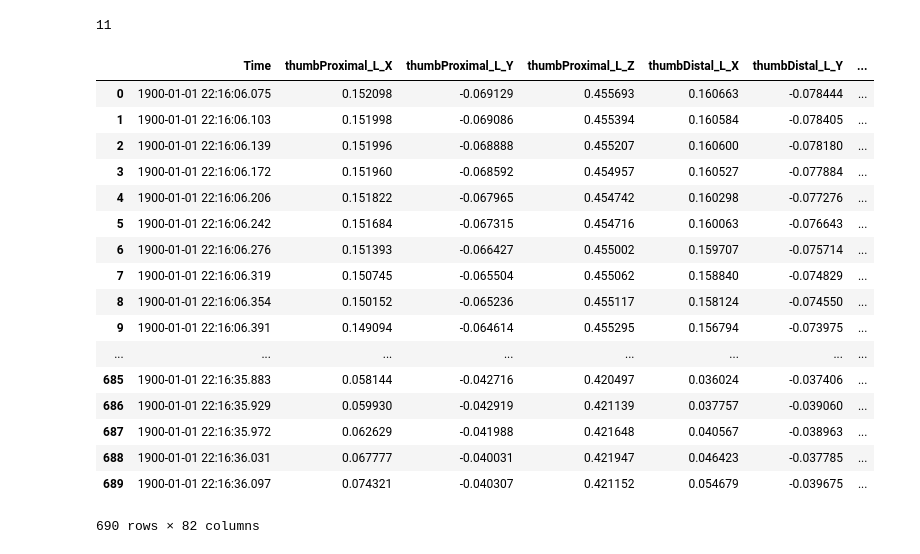
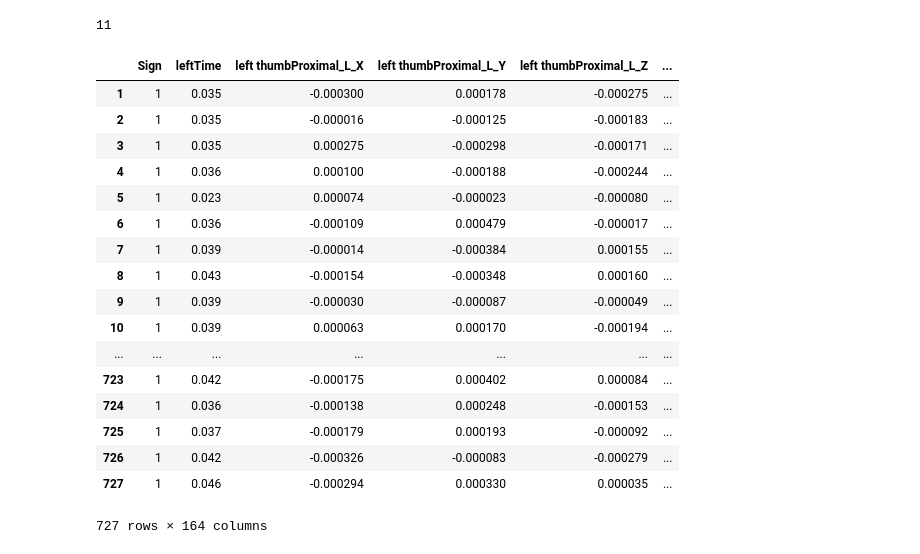
Before and after one commit to chenson2018/APM-Project, a Jupyter notebook: LeapMotion/LP Explore.ipynb, the cells around one changed output. Saved outputs shown, nothing was run; the diff lists cells and outputs as text; code cells hidden in the pictures.

Commit message:
Concatenation of both Hands

```diff
--- a/LeapMotion/LP Explore.ipynb
+++ b/LeapMotion/LP Explore.ipynb
@@ -20,0 +7,5 @@ files
+# %%
+#get all filenames for signs number 0-10
+#remove the [0-9] to view all
+files = glob.glob("[0-9]*_*.csv")
+files
@@ -20,0 +30,4 @@ files
+# %%
+#make a list of tuples of hand pairings
+lr_pairs = list(zip(*[iter(files)]*2))
+lr_pairs
@@ -23,12 +48,28 @@ import pandas as pd
 
 df_list = []
 
-for file in files:
-    df = pd.read_csv(file, index_col=None).drop(['Unnamed: 0'], axis = 1)
-    df['Time'] = pd.to_datetime(df['Time'].str[:-3], format = '%H:%M:%S.%f')
-#     df = df.diff().iloc[1:]
-#     df['Time'] = df['Time'].dt.total_seconds()
-#     df.insert(loc = 0, column = 'File', value = file)
+for pair in lr_pairs:
+    df_left = pd.read_csv(pair[0], index_col=None).drop(['Unnamed: 0'], axis = 1)
+    df_right = pd.read_csv(pair[1], index_col=None).drop(['Unnamed: 0'], axis = 1)
+
+    #rename columns
+    df_left = df_left.add_prefix('left')
+    df_right = df_right.add_prefix('right')
+
+    #merge
+    df = pd.merge(df_left, df_right, left_on='leftTime', right_on='rightTime').drop('rightTime', axis = 1)
+
+    #covert fist column to time object
+    df['leftTime'] = pd.to_datetime(df['leftTime'].str[:-3], format = '%H:%M:%S.%f')
+
+    #difference between rows
+    df = df.diff().iloc[1:]
+    df['leftTime'] = df['leftTime'].dt.total_seconds()
+
+    #add class sign using regex of file name
+    df.insert(loc = 0, column = 'Sign', value = re.findall('^[^_]+(?=_)', pair[0])[0])
+
+#this makes velocity columns
 
 #     for col in df.iloc[:,2:]:
 #         df[col + ' velocity'] = df[col]/df['Time']
@@ -39,24 +80,24 @@ len(df_list)
 # %% [output]
 11
 # %%
-df_list[0]
+df_list[2]
 # %% [output]
-|  | Time | thumbProximal_L_X | thumbProximal_L_Y | thumbProximal_L_Z | thumbDistal_L_X | thumbDistal_L_Y | ... |
-| 0 | 1900-01-01 22:16:06.075 | 0.152098 | -0.069129 | 0.455693 | 0.160663 | -0.078444 | ... |
-| 1 | 1900-01-01 22:16:06.103 | 0.151998 | -0.069086 | 0.455394 | 0.160584 | -0.078405 | ... |
-| 2 | 1900-01-01 22:16:06.139 | 0.151996 | -0.068888 | 0.455207 | 0.160600 | -0.078180 | ... |
-| 3 | 1900-01-01 22:16:06.172 | 0.151960 | -0.068592 | 0.454957 | 0.160527 | -0.077884 | ... |
-| 4 | 1900-01-01 22:16:06.206 | 0.151822 | -0.067965 | 0.454742 | 0.160298 | -0.077276 | ... |
-| 5 | 1900-01-01 22:16:06.242 | 0.151684 | -0.067315 | 0.454716 | 0.160063 | -0.076643 | ... |
-| 6 | 1900-01-01 22:16:06.276 | 0.151393 | -0.066427 | 0.455002 | 0.159707 | -0.075714 | ... |
-| 7 | 1900-01-01 22:16:06.319 | 0.150745 | -0.065504 | 0.455062 | 0.158840 | -0.074829 | ... |
-| 8 | 1900-01-01 22:16:06.354 | 0.150152 | -0.065236 | 0.455117 | 0.158124 | -0.074550 | ... |
-| 9 | 1900-01-01 22:16:06.391 | 0.149094 | -0.064614 | 0.455295 | 0.156794 | -0.073975 | ... |
-| ... | ... | ... | ... | ... | ... | ... | ... |
-| 685 | 1900-01-01 22:16:35.883 | 0.058144 | -0.042716 | 0.420497 | 0.036024 | -0.037406 | ... |
-| 686 | 1900-01-01 22:16:35.929 | 0.059930 | -0.042919 | 0.421139 | 0.037757 | -0.039060 | ... |
-| 687 | 1900-01-01 22:16:35.972 | 0.062629 | -0.041988 | 0.421648 | 0.040567 | -0.038963 | ... |
-| 688 | 1900-01-01 22:16:36.031 | 0.067777 | -0.040031 | 0.421947 | 0.046423 | -0.037785 | ... |
-| 689 | 1900-01-01 22:16:36.097 | 0.074321 | -0.040307 | 0.421152 | 0.054679 | -0.039675 | ... |
+|  | Sign | leftTime | left thumbProximal_L_X | left thumbProximal_L_Y | left thumbProximal_L_Z | ... |
+| 1 | 1 | 0.035 | -0.000300 | 0.000178 | -0.000275 | ... |
+| 2 | 1 | 0.035 | -0.000016 | -0.000125 | -0.000183 | ... |
+| 3 | 1 | 0.035 | 0.000275 | -0.000298 | -0.000171 | ... |
+| 4 | 1 | 0.036 | 0.000100 | -0.000188 | -0.000244 | ... |
+| 5 | 1 | 0.023 | 0.000074 | -0.000023 | -0.000080 | ... |
+| 6 | 1 | 0.036 | -0.000109 | 0.000479 | -0.000017 | ... |
+| 7 | 1 | 0.039 | -0.000014 | -0.000384 | 0.000155 | ... |
+| 8 | 1 | 0.043 | -0.000154 | -0.000348 | 0.000160 | ... |
+| 9 | 1 | 0.039 | -0.000030 | -0.000087 | -0.000049 | ... |
+| 10 | 1 | 0.039 | 0.000063 | 0.000170 | -0.000194 | ... |
+| ... | ... | ... | ... | ... | ... | ... |
+| 723 | 1 | 0.042 | -0.000175 | 0.000402 | 0.000084 | ... |
+| 724 | 1 | 0.036 | -0.000138 | 0.000248 | -0.000153 | ... |
+| 725 | 1 | 0.037 | -0.000179 | 0.000193 | -0.000092 | ... |
+| 726 | 1 | 0.042 | -0.000326 | -0.000083 | -0.000279 | ... |
+| 727 | 1 | 0.046 | -0.000294 | 0.000330 | 0.000035 | ... |
-690 rows × 82 columns
+727 rows × 164 columns
 # %%
```
Also changed, not shown: parts of 13 cells of this notebook, 1 other file.
